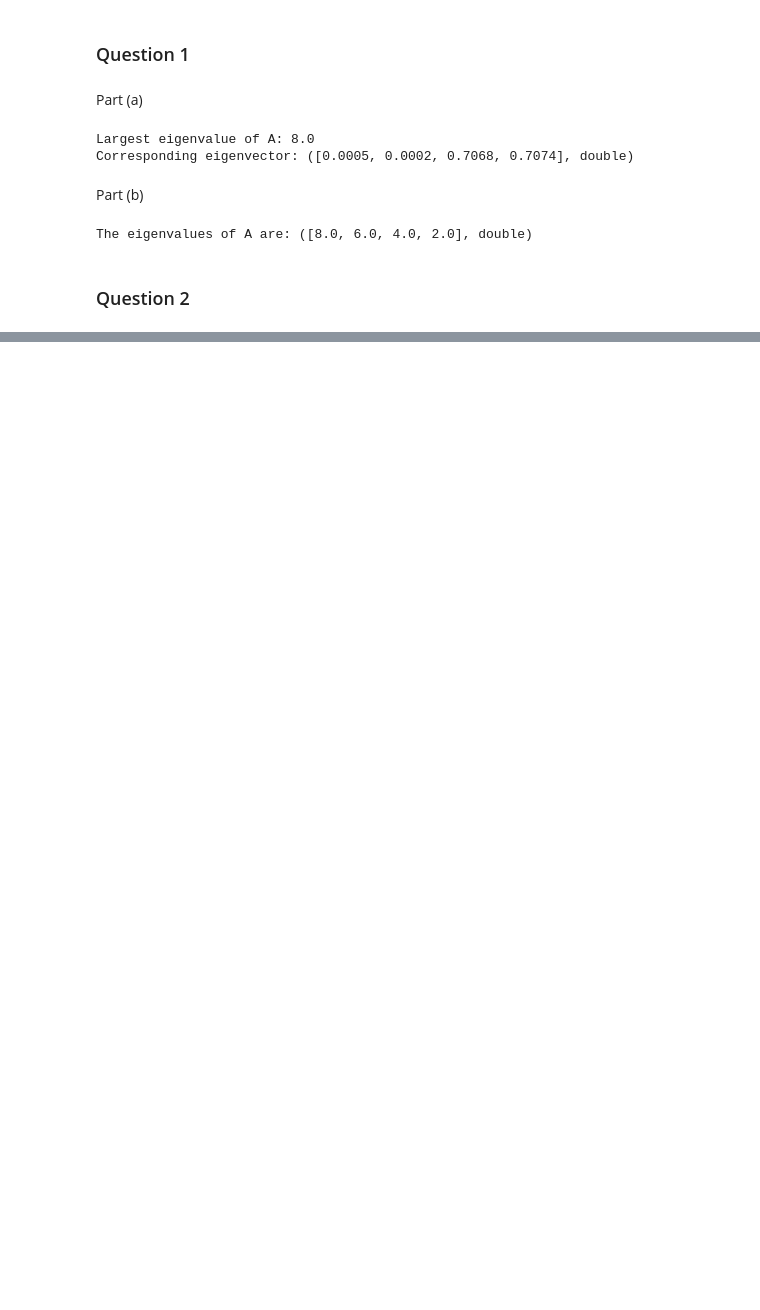
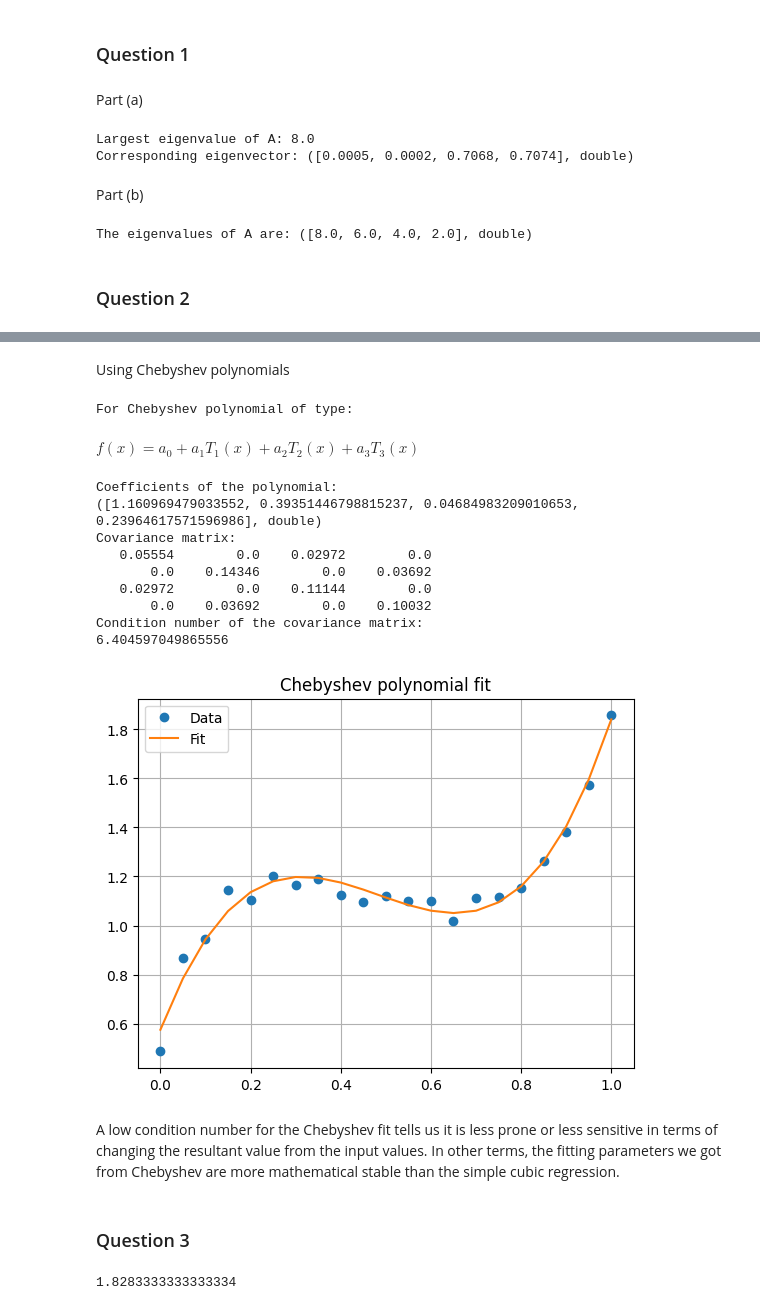
Before and after one commit to kmaitreys/p452-computational-physics, a Jupyter notebook: assignment-3.ipynb, the cells around one changed output, grey strips where cells are left out. Cells and saved outputs as stored; diff of their text form; code cells hidden in the pictures; blank space fills up the shorter version.

```diff
--- a/assignment-3.ipynb
+++ b/assignment-3.ipynb
@@ -115,0 +100,61 @@ IndexError: list index out of range
+# %% [markdown]
+Using Chebyshev polynomials
+# %%
+sol, cov = chebyshev(xdata, ydata, 3)
+
+print("For Chebyshev polynomial of type:")
+display(Latex(r"$f(x) = a_0 + a_1T_1(x) + a_2T_2(x) + a_3T_3(x)$"))
+
+print(f"Coefficients of the polynomial: \n{sol}")
+
+print(f"Covariance matrix: \n{cov}")
+cond = get_condition_number(cov)
+print(f"Condition number of the covariance matrix: \n{cond}")
+
+# Plot the polynomial
+plt.plot(xdata, ydata, "o", label="Data")
+plot_chebyshev(xdata, sol)
+plt.title("Chebyshev polynomial fit")
+plt.show()
+# %% [output]
+For Chebyshev polynomial of type:
+$f(x) = a_0 + a_1T_1(x) + a_2T_2(x) + a_3T_3(x)$
+Coefficients of the polynomial:
+([1.160969479033552, 0.39351446798815237, 0.04684983209010653, 0.23964617571596986], double)
+Covariance matrix:
+   0.05554        0.0    0.02972        0.0
+       0.0    0.14346        0.0    0.03692
+   0.02972        0.0    0.11144        0.0
+       0.0    0.03692        0.0    0.10032
+Condition number of the covariance matrix:
+6.404597049865556
+[figure, added]
+# %% [markdown]
+A low condition number for the Chebyshev fit tells us it is less prone or less sensitive in terms of changing the resultant value from the input values. In other terms, the fitting parameters we got from Chebyshev are more mathematical stable than the simple cubic regression.
+# %% [markdown]
+### Question 3
+# %%
+grades = ["A", "B", "C", "D", "F"]
+students = [77, 150, 210, 125, 38]
+
+total_students = sum(students)
+
+# Expected distribution if grades were normally distributed
+# Assume "B" and "C" are the average grades
+normal_prob = Array(
+    "d",
+    [0.1359, 0.3413, 0.3413, 0.1359, 0.0214]
+)
+
+expected_distribution = normal_prob * total_students
+
+# Chi-square test
+chi_square = sum((students - expected_distribution) ** 2 / expected_distribution)
+
+# Degrees of freedom
+df = len(grades) - 1
+
+# Critical value for 5% significance level
+# critical =
+# %% [output]
+1.8283333333333334
```
Also changed, not shown: parts of 8 cells of this notebook.
